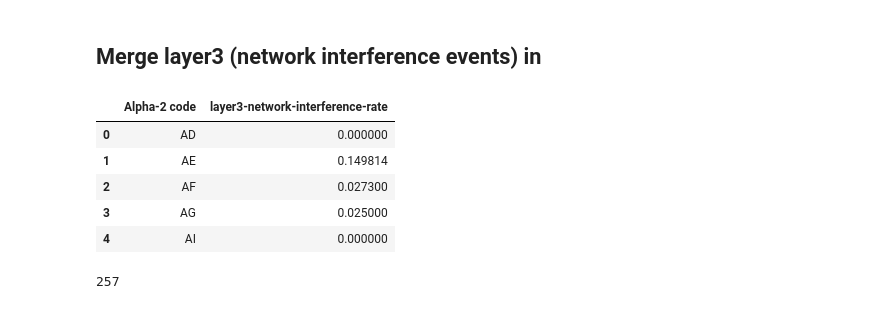
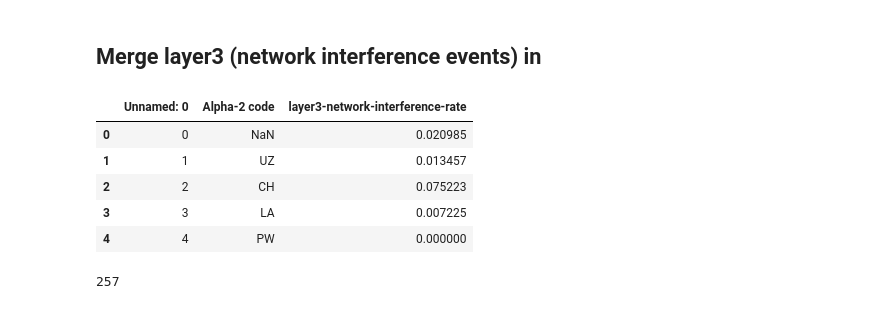
Before and after one commit to daylight-lab/III, a Jupyter notebook: marshaling.ipynb, the cells around one changed output. Saved outputs shown, nothing was run; the diff lists cells and outputs as text; code cells hidden in the pictures.

```diff
--- a/marshaling.ipynb
+++ b/marshaling.ipynb
@@ -127,28 +127,28 @@ layer2_merged[layer2_merged['Alpha-2 code']=='DE']
 ## Merge layer3 (network interference events) in
 # %%
 layer3 = pd\
-    .read_csv('network-interference-events/data/interference-measurements-by-country-2019-sanity.csv')\
+    .read_csv('network-interference-events/data/rates_01-01-2019_12-31-2019.csv')\
     .drop(columns={
         'num_anomaly',
         'num_confirmed_interference',
         'num_no_confirmed_interference',
 #         'loose_rate',
         'strict_rate',
     })\
     .rename(columns={
         'country_code': "Alpha-2 code",
 #         'strict_rate': 'layer3-network-interference-rate'
         'loose_rate': 'layer3-network-interference-rate'
     })
 
 layer3.head()
 # %% [output]
-|  | Alpha-2 code | layer3-network-interference-rate |
-| 0 | AD | 0.000000 |
-| 1 | AE | 0.149814 |
-| 2 | AF | 0.027300 |
-| 3 | AG | 0.025000 |
-| 4 | AI | 0.000000 |
+|  | Unnamed: 0 | Alpha-2 code | layer3-network-interference-rate |
+| 0 | 0 | NaN | 0.020985 |
+| 1 | 1 | UZ | 0.013457 |
+| 2 | 2 | CH | 0.075223 |
+| 3 | 3 | LA | 0.007225 |
+| 4 | 4 | PW | 0.000000 |
 # %%
 layer3_merged = layer2_merged.merge(layer3, how='left')
 # %%
```
Also changed, not shown: parts of 1 cell of this notebook, 1 other file.
